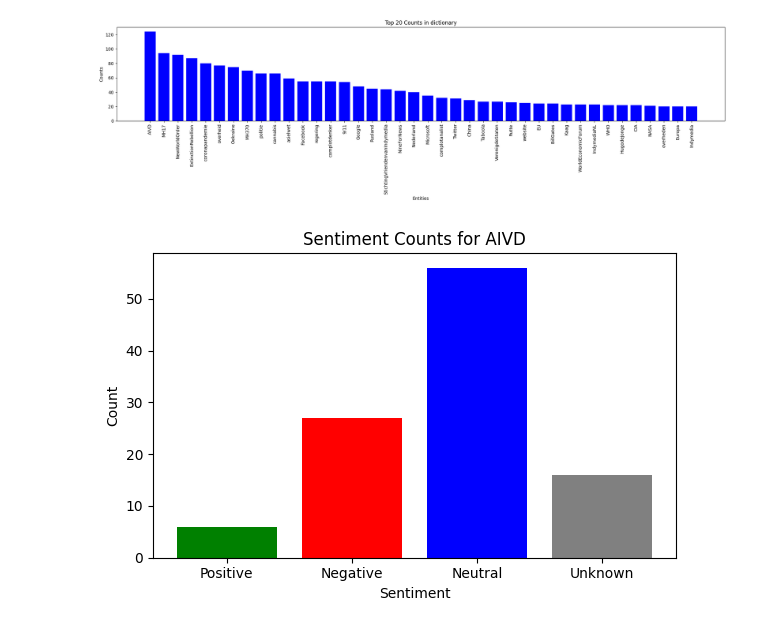
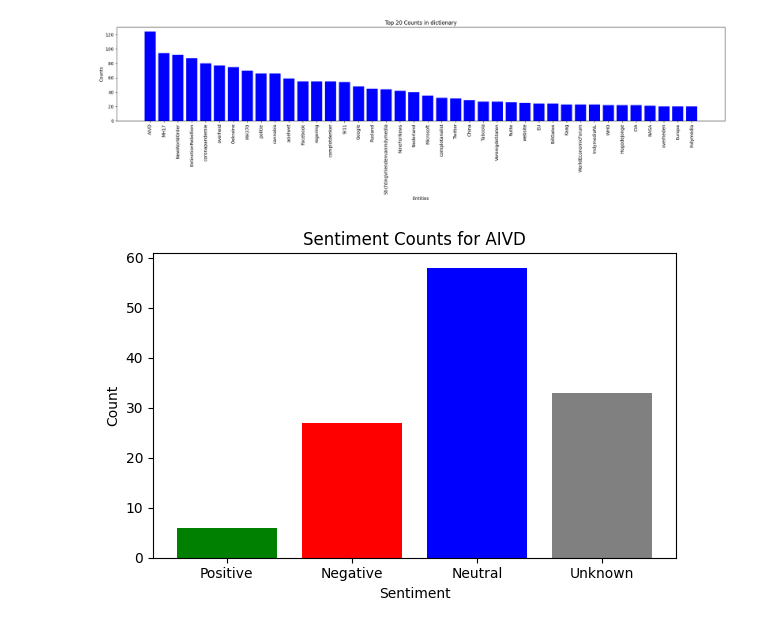
Before and after one commit to CeesMaessen/WappieCrawler, a Jupyter notebook: df_inspection.ipynb, the cells around one changed output. Cells and saved outputs as stored; diff of their text form; code cells hidden in the pictures.

Commit message:
More Plots

```diff
--- a/df_inspection.ipynb
+++ b/df_inspection.ipynb
@@ -432,7 +465,17 @@ def plot_sentiment_for(df, target, entity=False, subject=False):
                         negative += 1
                     elif sentiment == 'neutraal':
                         neutral += 1
+                    elif sentiment == 'neutral':
+                        neutral += 1
+                    elif sentiment == 'Neutral':
+                        neutral += 1
                     elif sentiment == 'onbekend':
+                        unknown += 1
+                    elif sentiment == 'n.v.t.':
+                        unknown += 1
+                    elif sentiment == 'onduidelijk':
+                        unknown += 1
+                    elif sentiment == 'onzeker':
                         unknown += 1
                     else:
                         continue
@@ -443,31 +486,41 @@ def plot_sentiment_for(df, target, entity=False, subject=False):
                 if subject == target:
                     if sentiment == 'positief':
                         positive += 1
                     elif sentiment == 'negatief':
                         negative += 1
                     elif sentiment == 'neutraal':
                         neutral += 1
+                    elif sentiment == 'neutral':
+                        neutral += 1
+                    elif sentiment == 'Neutral':
+                        neutral += 1
                     elif sentiment == 'onbekend':
+                        unknown += 1
+                    elif sentiment == 'n.v.t.':
+                        unknown += 1
+                    elif sentiment == 'onduidelijk':
+                        unknown += 1
+                    elif sentiment == 'onzeker':
                         unknown += 1
                     else:
                         continue
 
     if subject is False and entity is False:
         print('Please provide whether the search target is in the entity dict or the subject dict')
 
     sentiments = ['Positive', 'Negative', 'Neutral', 'Unknown']
     counts = [positive, negative, neutral, unknown]
 
     plt.figure(figsize=(6, 4))
     plt.bar(sentiments, counts, color=['green', 'red', 'blue', 'grey'])
     plt.xlabel('Sentiment')
     plt.ylabel('Count')
     plt.title(f'Sentiment Counts for {target}')
     plt.tight_layout()
 
     # Display the plot
     plt.show()
 
 plot_sentiment_for(df, 'AIVD', entity=True)
 # %% [output]
-[figure, old version]
+[figure, new version]
```
Also changed, not shown: parts of 18 cells of this notebook.
